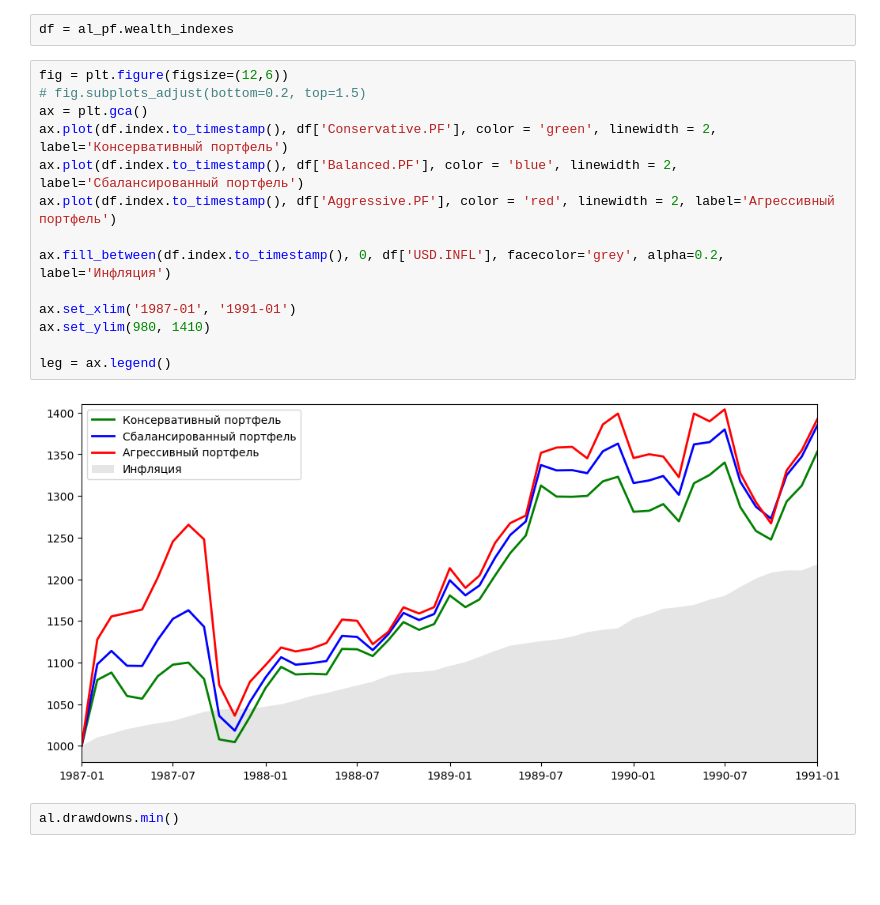
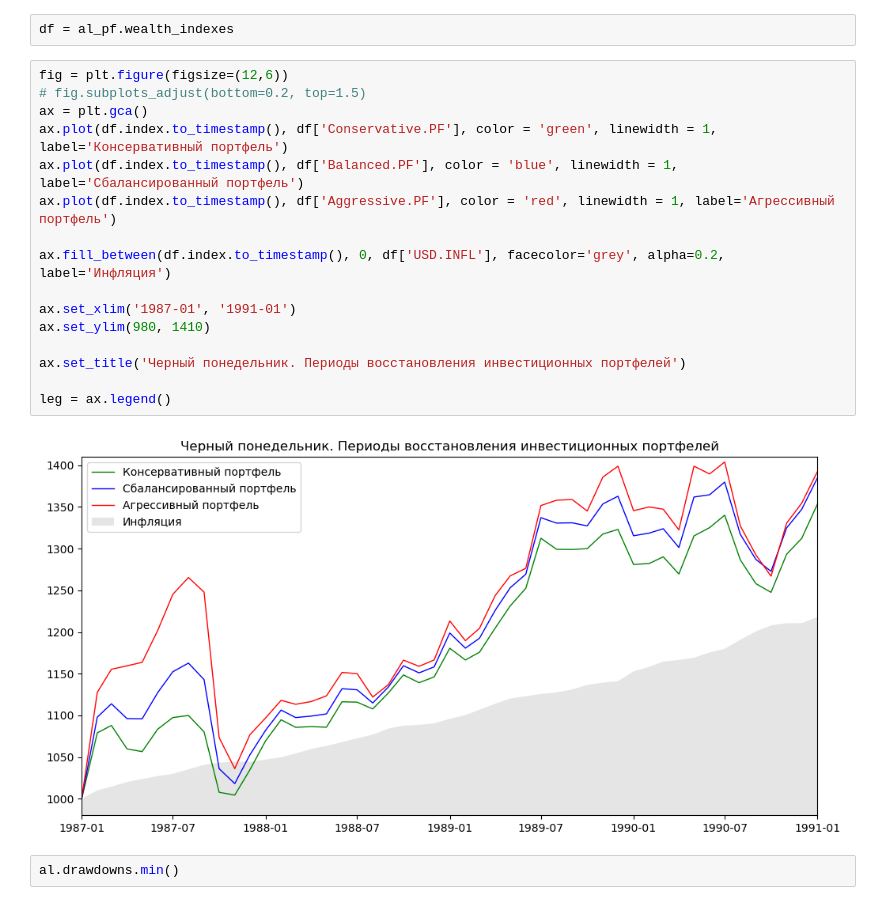
Before and after one commit to mbk-dev/publications_RUS, a Jupyter notebook: 05 portfolio recovery period after crisis.ipynb, the cells around one changed output. Drawn from its saved outputs; the diff is of its cells as text; blank space fills up the shorter version.

```diff
--- a/05 portfolio recovery period after crisis.ipynb
+++ b/05 portfolio recovery period after crisis.ipynb
@@ -144,19 +166,21 @@ df = al_pf.wealth_indexes
 # %%
 fig = plt.figure(figsize=(12,6))
 # fig.subplots_adjust(bottom=0.2, top=1.5)
 ax = plt.gca()
-ax.plot(df.index.to_timestamp(), df['Conservative.PF'], color = 'green', linewidth = 2, label='Консервативный портфель')
-ax.plot(df.index.to_timestamp(), df['Balanced.PF'], color = 'blue', linewidth = 2, label='Сбалансированный портфель')
-ax.plot(df.index.to_timestamp(), df['Aggressive.PF'], color = 'red', linewidth = 2, label='Агрессивный портфель')
+ax.plot(df.index.to_timestamp(), df['Conservative.PF'], color = 'green', linewidth = 1, label='Консервативный портфель')
+ax.plot(df.index.to_timestamp(), df['Balanced.PF'], color = 'blue', linewidth = 1, label='Сбалансированный портфель')
+ax.plot(df.index.to_timestamp(), df['Aggressive.PF'], color = 'red', linewidth = 1, label='Агрессивный портфель')
 
 ax.fill_between(df.index.to_timestamp(), 0, df['USD.INFL'], facecolor='grey', alpha=0.2, label='Инфляция')
 
 ax.set_xlim('1987-01', '1991-01')
 ax.set_ylim(980, 1410)
 
+ax.set_title('Черный понедельник. Периоды восстановления инвестиционных портфелей')
+
 leg = ax.legend()
 # %% [output]
-[figure, old version]
+[figure, new version]
 # %%
 al.drawdowns.min()
 # %% [output]
```
Also changed, not shown: parts of 17 cells of this notebook, 2 other files.
